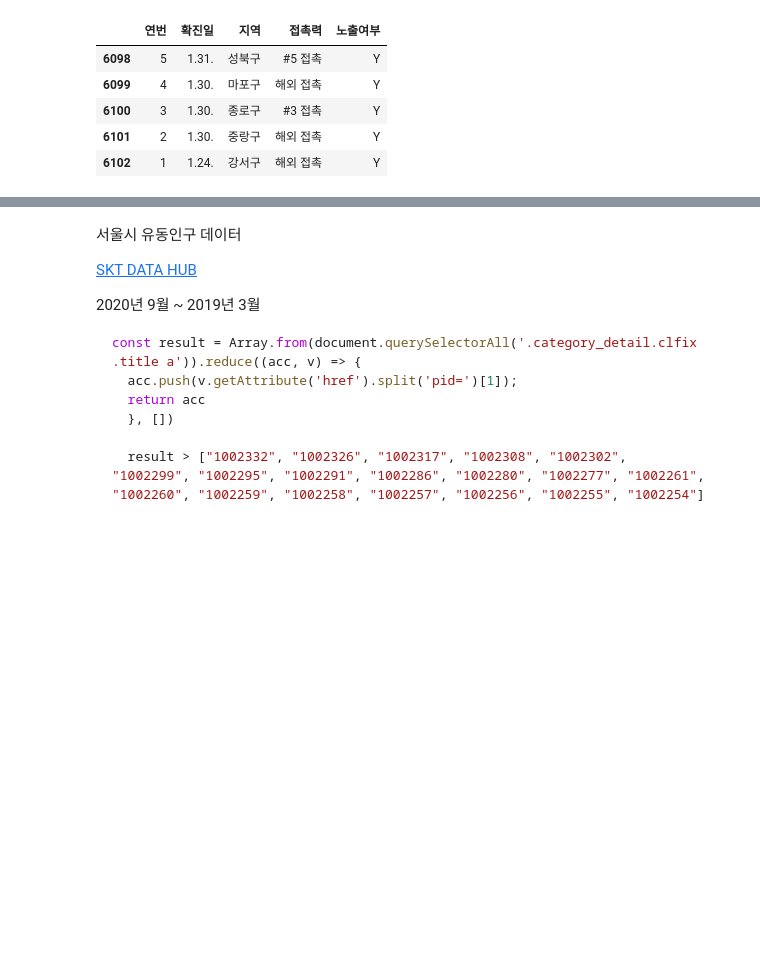
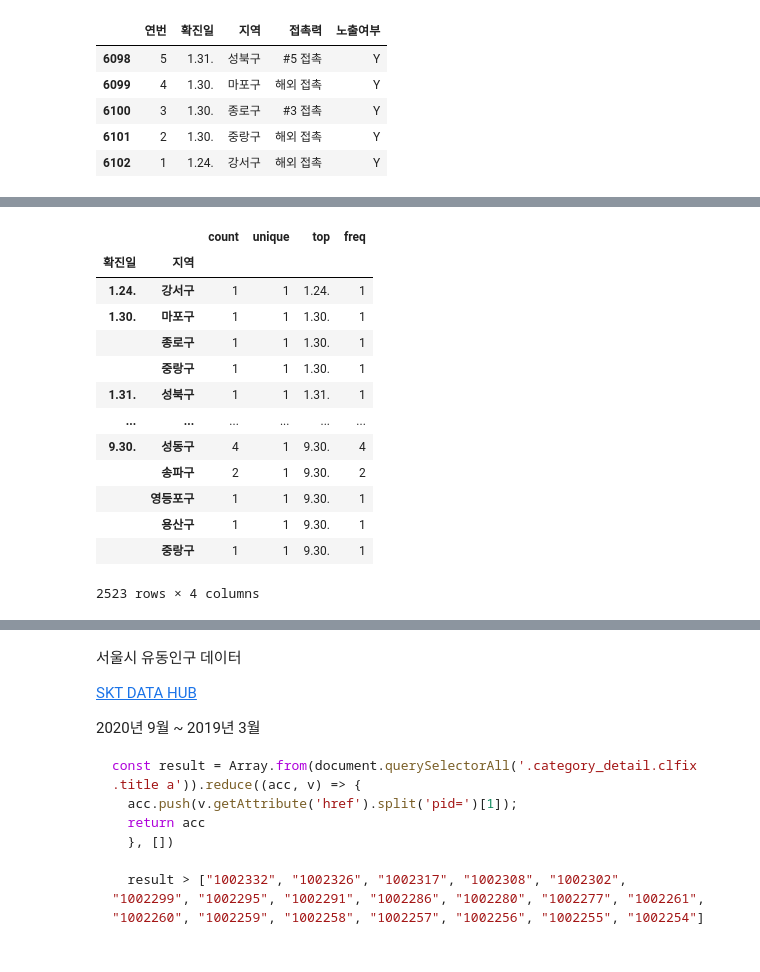
Before and after one commit to wiv33/A-Learning-python, a Jupyter notebook: machine-learning/_000_hello_machine/_000_basic/_008_pandas/_002_moving_population.ipynb, the cells around one changed output, grey strips where cells are left out. Saved outputs shown, nothing was run; the diff lists cells and outputs as text; code cells hidden in the pictures; blank space fills up the shorter version.

```diff
--- a/machine-learning/_000_hello_machine/_000_basic/_008_pandas/_002_moving_population.ipynb
+++ b/machine-learning/_000_hello_machine/_000_basic/_008_pandas/_002_moving_population.ipynb
@@ -30,0 +50,17 @@ KeyError: ignored
+# %%
+s['확진일'].describe()
+# %% [output]
+|  |  | count | unique | top | freq |
+| 확진일 | 지역 |  |  |  |  |
+| 1.24. | 강서구 | 1 | 1 | 1.24. | 1 |
+| 1.30. | 마포구 | 1 | 1 | 1.30. | 1 |
+|  | 종로구 | 1 | 1 | 1.30. | 1 |
+|  | 중랑구 | 1 | 1 | 1.30. | 1 |
+| 1.31. | 성북구 | 1 | 1 | 1.31. | 1 |
+| ... | ... | ... | ... | ... | ... |
+| 9.30. | 성동구 | 4 | 1 | 9.30. | 4 |
+|  | 송파구 | 2 | 1 | 9.30. | 2 |
+|  | 영등포구 | 1 | 1 | 9.30. | 1 |
+|  | 용산구 | 1 | 1 | 9.30. | 1 |
+|  | 중랑구 | 1 | 1 | 9.30. | 1 |
+2523 rows × 4 columns
```
Also changed, not shown: parts of 10 cells of this notebook.
